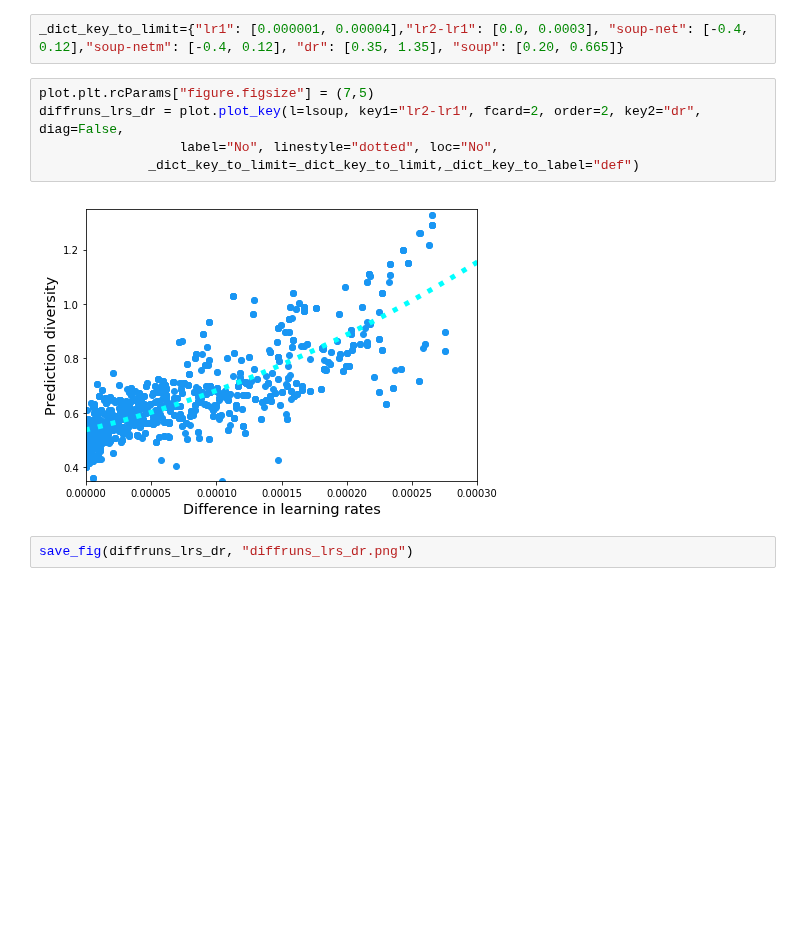
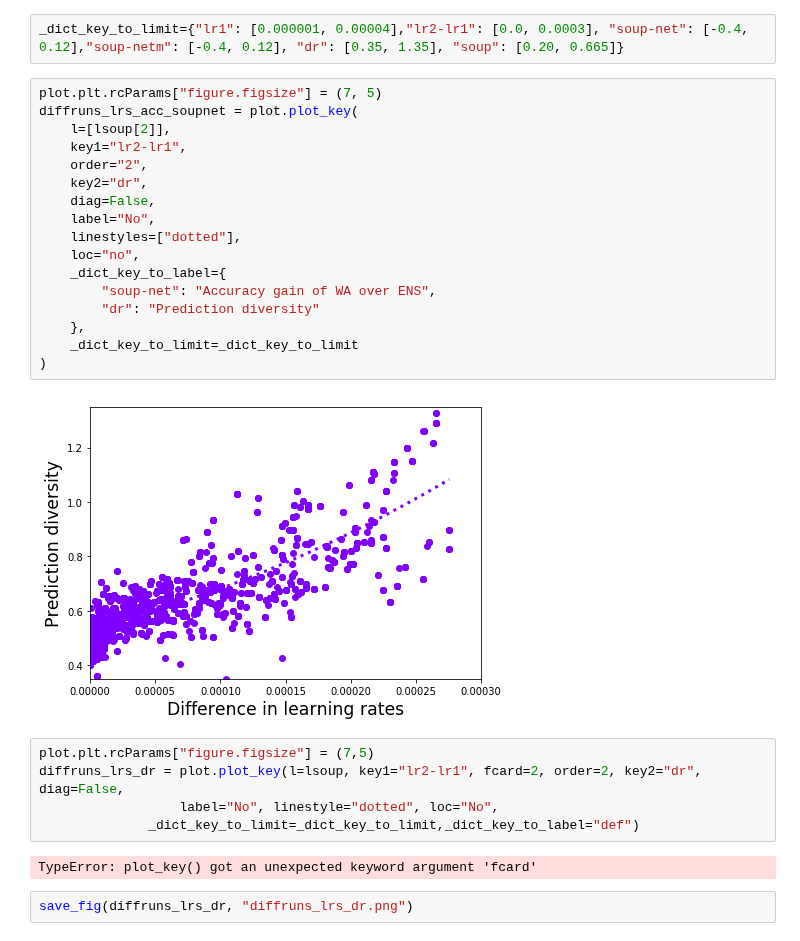
Before and after one commit to alexrame/domainbedv2, a Jupyter notebook: notebooks/diwa/growth_combin_rebutal.ipynb, the cells around one changed output. Drawn from its saved outputs; the diff is of its cells as text; blank space fills up the shorter version.

```diff
--- a/notebooks/diwa/growth_combin_rebutal.ipynb
+++ b/notebooks/diwa/growth_combin_rebutal.ipynb
@@ -49,13 +60,32 @@ diffruns_lrs_dr = plot.plot_key(l=lsoup_fake, key1="lr2%lr1", order="", key2="dr
 [figure]
 # %%
 _dict_key_to_limit={"lr1": [0.000001, 0.00004],"lr2-lr1": [0.0, 0.0003], "soup-net": [-0.4, 0.12],"soup-netm": [-0.4, 0.12], "dr": [0.35, 1.35], "soup": [0.20, 0.665]}
+# %%
+plot.plt.rcParams["figure.figsize"] = (7, 5)
+diffruns_lrs_acc_soupnet = plot.plot_key(
+    l=[lsoup[2]],
+    key1="lr2-lr1",
+    order="2",
+    key2="dr",
+    diag=False,
+    label="No",
+    linestyles=["dotted"],
+    loc="no",
+    _dict_key_to_label={
+        "soup-net": "Accuracy gain of WA over ENS",
+        "dr": "Prediction diversity"
+    },
+    _dict_key_to_limit=_dict_key_to_limit
+)
+# %% [output]
+[figure, added]
 # %%
 plot.plt.rcParams["figure.figsize"] = (7,5)
 diffruns_lrs_dr = plot.plot_key(l=lsoup, key1="lr2-lr1", fcard=2, order=2, key2="dr", diag=False,
                   label="No", linestyle="dotted", loc="No",
               _dict_key_to_limit=_dict_key_to_limit,_dict_key_to_label="def")
 # %% [output]
-[figure, removed]
+TypeError: plot_key() got an unexpected keyword argument 'fcard'
 # %%
 save_fig(diffruns_lrs_dr, "diffruns_lrs_dr.png")
 # %%
```
Also changed, not shown: parts of 5 cells of this notebook, 3 other files.
